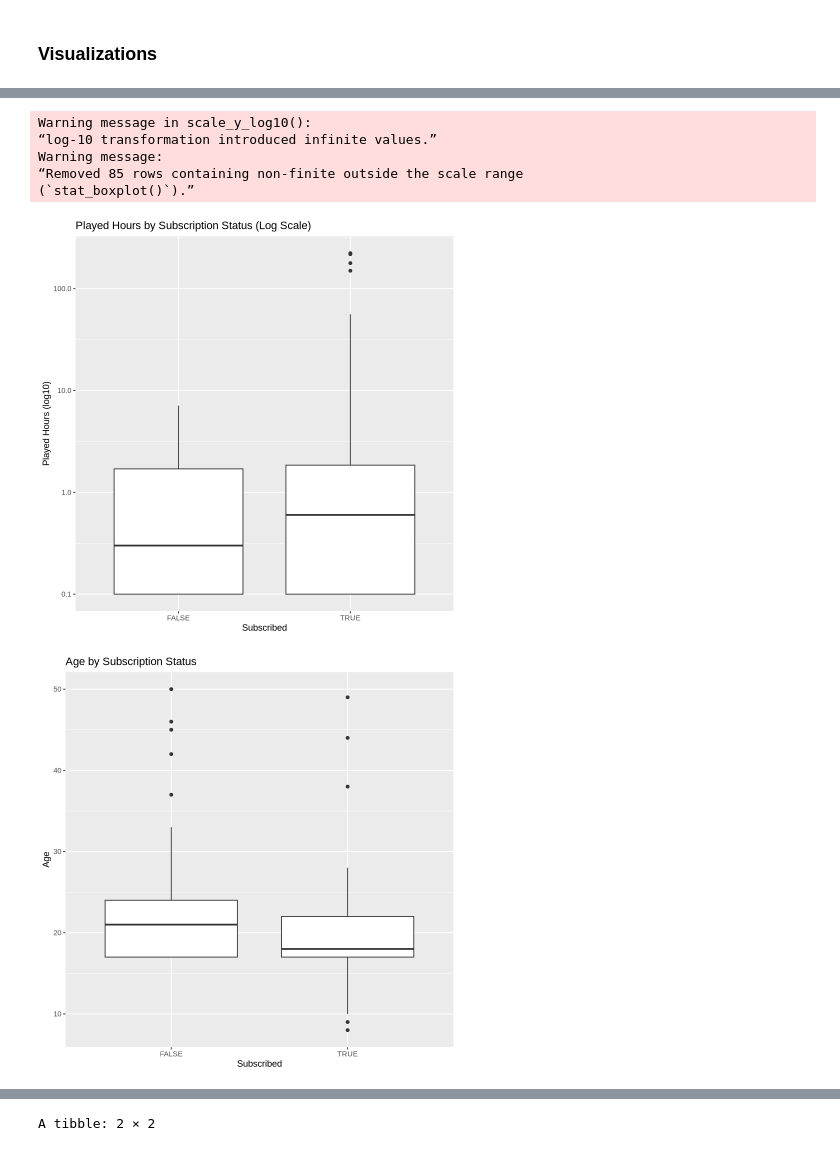
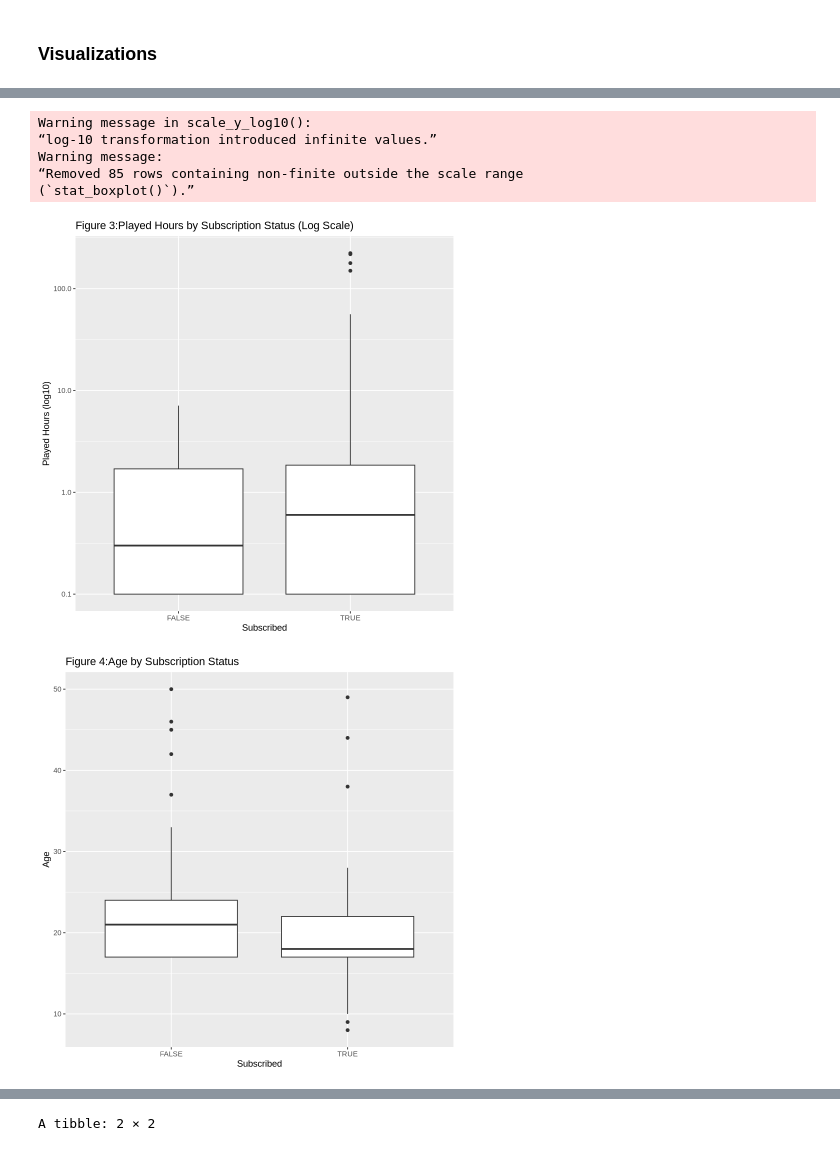
Before and after one commit to kbeletsky/dsci_100_project, a Jupyter notebook: Group project.ipynb, the cells around one changed output, grey strips where cells are left out. Drawn from its saved outputs; the diff is of its cells as text; code cells hidden in the pictures.

```diff
--- a/Group project.ipynb
+++ b/Group project.ipynb
@@ -197,29 +148,29 @@ ggplot(players, aes(x = experience, fill = subscribe)) +
 # %%
 Box_plot_played_hours <- ggplot(players, aes(x = subscribe, y = played_hours)) +
   geom_boxplot() +
   scale_y_log10() +
   labs(y = "Played Hours (log10)",
        x = "Subscribed",
-       title = "Played Hours by Subscription Status (Log Scale)")
+       title = "Figure 3:Played Hours by Subscription Status (Log Scale)")
 
 Box_plot_played_hours
 # %% [output]
 Warning message in scale_y_log10():
 “log-10 transformation introduced infinite values.”
 Warning message:
 “Removed 85 rows containing non-finite outside the scale range
 (`stat_boxplot()`).”
-[figure, old version]
+[figure, new version]
 # %%
 Box_plot_age <- ggplot(players, aes(x = subscribe, y = Age)) +
   geom_boxplot() +
   labs(y = "Age",
        x = "Subscribed",
-       title = "Age by Subscription Status")
+       title = "Figure 4:Age by Subscription Status")
 
 Box_plot_age
 # %% [output]
-[figure, old version]
+[figure, new version]
 # %%
 #age vs played_hours
 distribution<-ggplot(players,
```
Also changed, not shown: parts of 10 cells of this notebook.
